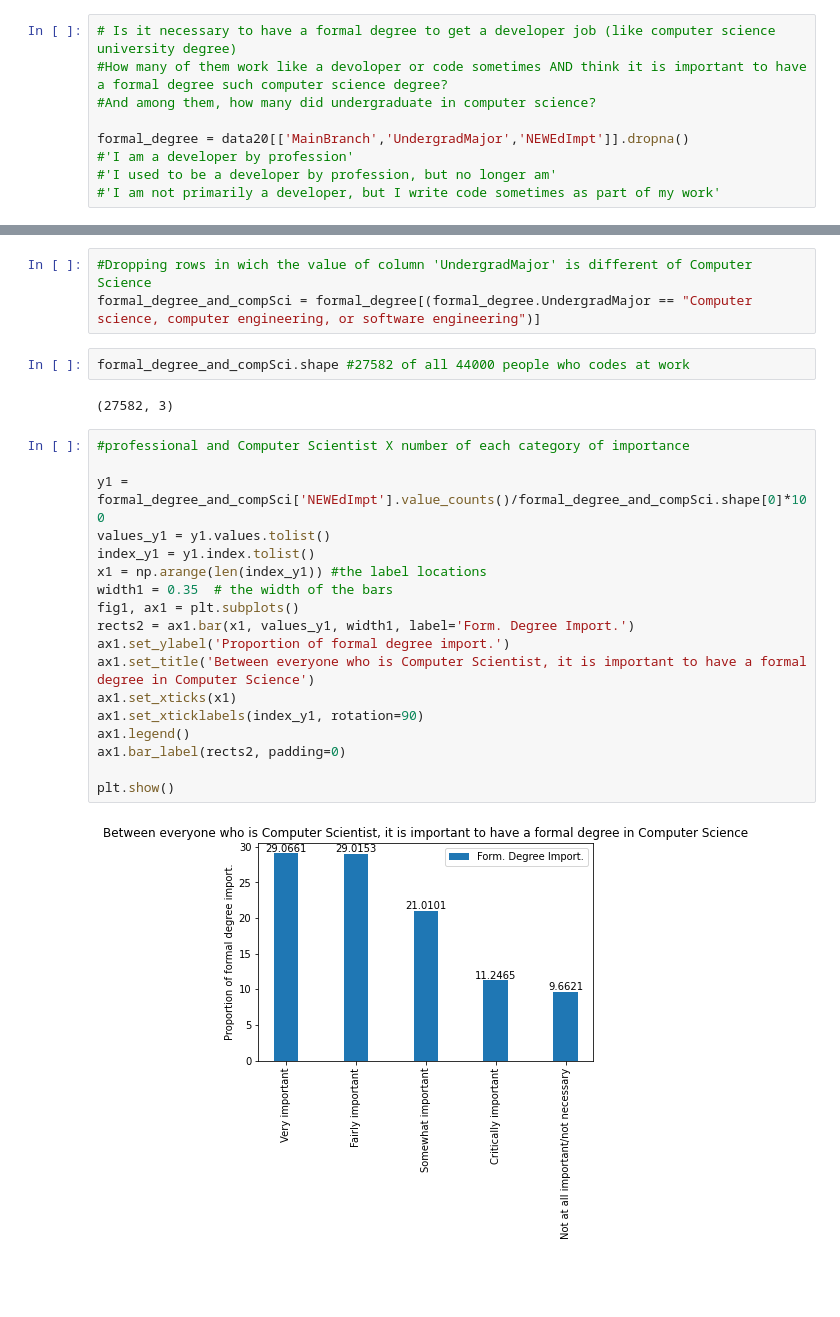
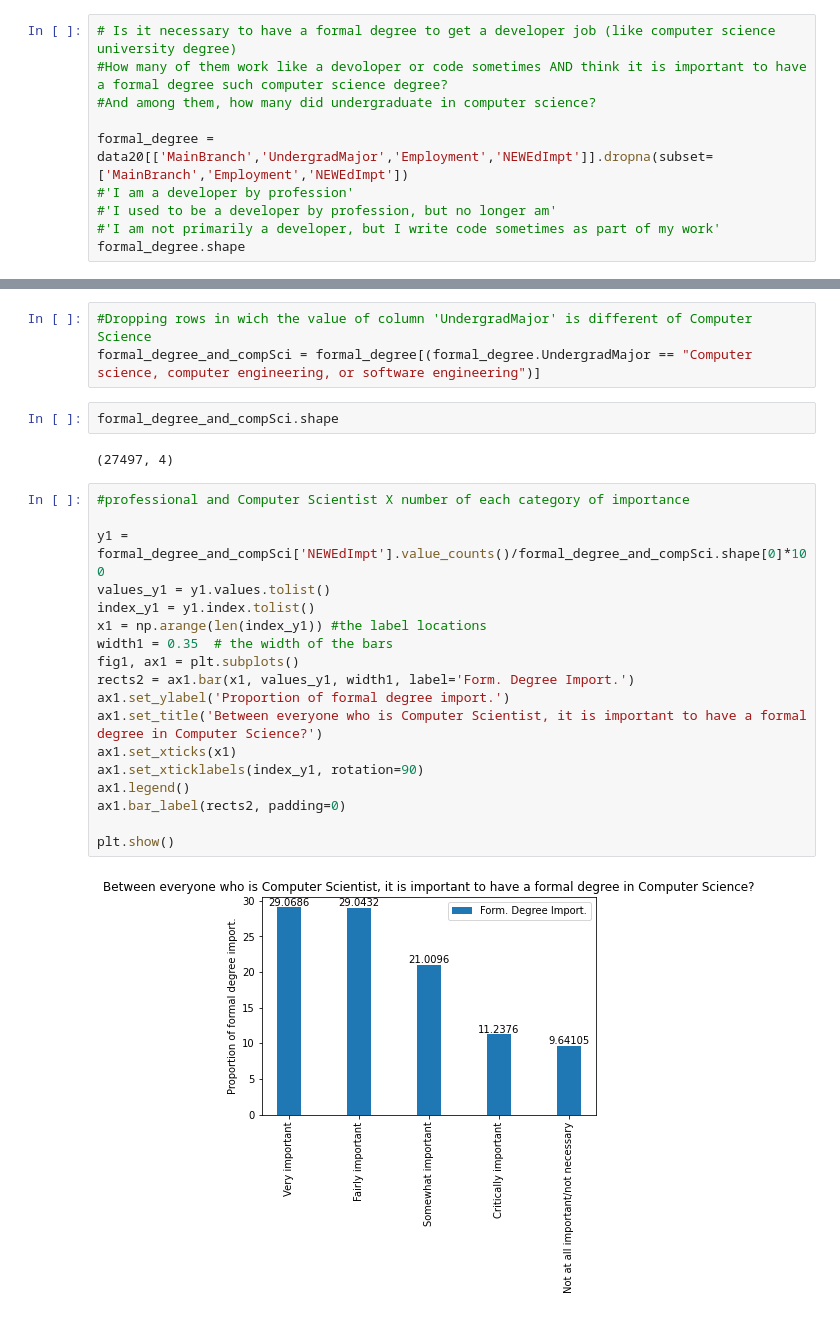
Before and after one commit to NataliaKitaoka/coder-evolution, a Jupyter notebook: coder-evolution.ipynb, the cells around one changed output, grey strips where cells are left out. Saved outputs shown, nothing was run; the diff lists cells and outputs as text; blank space fills up the shorter version.

```diff
--- a/coder-evolution.ipynb
+++ b/coder-evolution.ipynb
@@ -51,7 +46,8 @@ schema20.iloc[29,1]
 #How many of them work like a devoloper or code sometimes AND think it is important to have a formal degree such computer science degree?
 #And among them, how many did undergraduate in computer science?
 
-formal_degree = data20[['MainBranch','UndergradMajor','NEWEdImpt']].dropna()
+formal_degree = data20[['MainBranch','UndergradMajor','Employment','NEWEdImpt']].dropna(subset=['MainBranch','Employment','NEWEdImpt'])
 #'I am a developer by profession'
 #'I used to be a developer by profession, but no longer am'
 #'I am not primarily a developer, but I write code sometimes as part of my work'
+formal_degree.shape
@@ -89,27 +96,27 @@ plt.show()
 # %%
 #Dropping rows in wich the value of column 'UndergradMajor' is different of Computer Science
 formal_degree_and_compSci = formal_degree[(formal_degree.UndergradMajor == "Computer science, computer engineering, or software engineering")]
-# %%
-formal_degree_and_compSci.shape #27582 of all 44000 people who codes at work
-# %% [output]
-(27582, 3)
+# %%
+formal_degree_and_compSci.shape
+# %% [output]
+(27497, 4)
 # %%
 #professional and Computer Scientist X number of each category of importance
 
 y1 = formal_degree_and_compSci['NEWEdImpt'].value_counts()/formal_degree_and_compSci.shape[0]*100
 values_y1 = y1.values.tolist()
 index_y1 = y1.index.tolist()
 x1 = np.arange(len(index_y1)) #the label locations
 width1 = 0.35  # the width of the bars
 fig1, ax1 = plt.subplots()
 rects2 = ax1.bar(x1, values_y1, width1, label='Form. Degree Import.')
 ax1.set_ylabel('Proportion of formal degree import.')
-ax1.set_title('Between everyone who is Computer Scientist, it is important to have a formal degree in Computer Science')
+ax1.set_title('Between everyone who is Computer Scientist, it is important to have a formal degree in Computer Science?')
 ax1.set_xticks(x1)
 ax1.set_xticklabels(index_y1, rotation=90)
 ax1.legend()
 ax1.bar_label(rects2, padding=0)
 
 plt.show()
 # %% [output]
-[figure, old version]
+[figure, new version]
```
Also changed, not shown: parts of 28 cells of this notebook.
